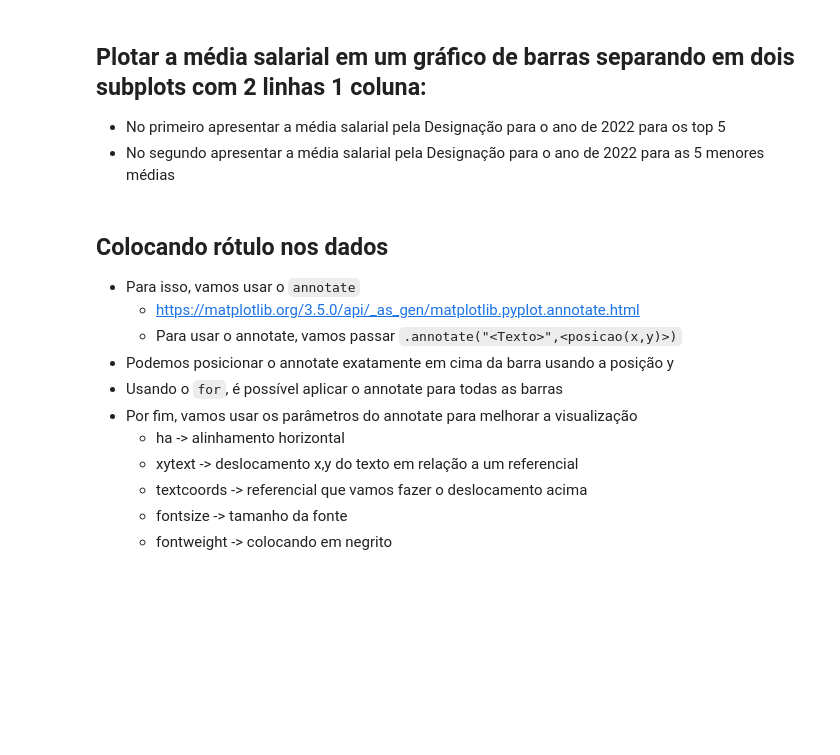
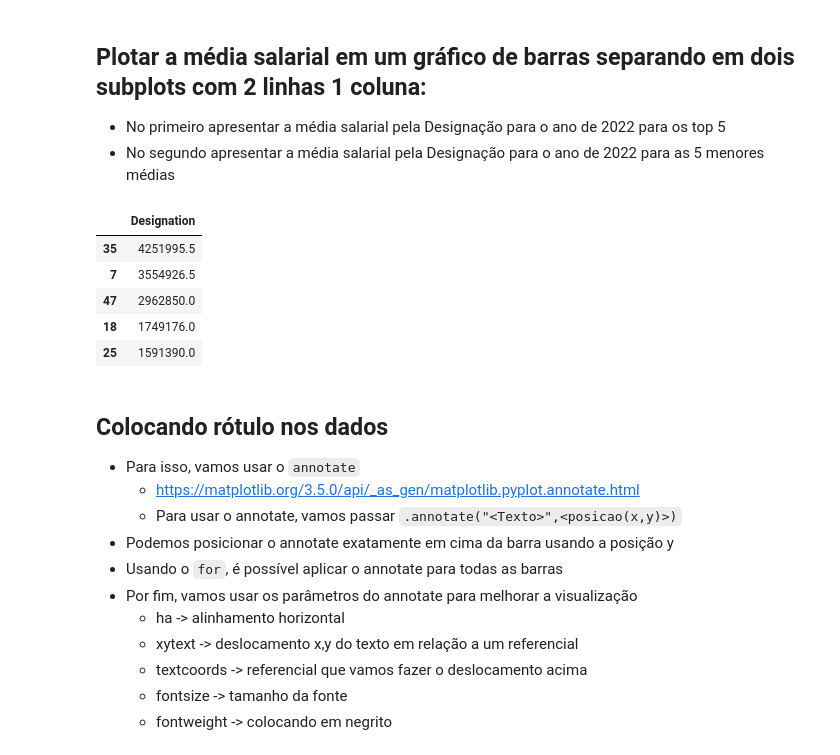
Before and after one commit to AlexandreRosasCosta/Ciencia_de_Dados, a Jupyter notebook: Projeto2/Projeto 02 - Matplotlib.ipynb, the cells around one changed output. Cells and saved outputs as stored; diff of their text form; code cells hidden in the pictures; blank space fills up the shorter version.

```diff
--- a/Projeto2/Projeto 02 - Matplotlib.ipynb
+++ b/Projeto2/Projeto 02 - Matplotlib.ipynb
@@ -162,11 +172,26 @@ plt.show()
 - No primeiro apresentar a média salarial pela Designação para o ano de 2022 para os top 5
 - No segundo apresentar a média salarial pela Designação para o ano de 2022 para as 5 menores médias
 # %%
-def calcular_salario(data, desiginacoes):
-    return {designacao: data[data['Designation']==designacao]['Salary_In_Rupees'].mean() for designacao in desiginacoes}
+designacoes = df_test['Designation'].unique()
 
-designacao_top_5 = data_2022.head(5)['Designation'].unique()
-deignacao_bottom_5 = data_2022.tail(5)['Designation'].unique()
+
+calcular_media_designicao = lambda data, designacoes: [df_test[df_test['Working_Year']==data][df_test[df_test['Working_Year']==data]['Designation']==designacao]['Salary_In_Rupees'].mean() for designacao in designacoes]
+
+salario_designacao = calcular_media_designicao(2022, designacoes)
+
+salario_designacao = pd.DataFrame(list(salario_designacao), columns=['Designation'])
+
+top_5 = salario_designacao[salario_designacao['Designation'].notnull()].sort_values(by=['Designation'], ascending=False).head()
+tail_5 = salario_designacao[salario_designacao['Designation'].notnull()].sort_values(by=['Designation'], ascending=False).tail()
+
+display(tail_5)
+# %% [output]
+|  | Designation |
+| 35 | 4251995.5 |
+| 7 | 3554926.5 |
+| 47 | 2962850.0 |
+| 18 | 1749176.0 |
+| 25 | 1591390.0 |
 # %% [markdown]
 ## Colocando rótulo nos dados
 - Para isso, vamos usar o `annotate`
```
Also changed, not shown: parts of 3 cells of this notebook.
